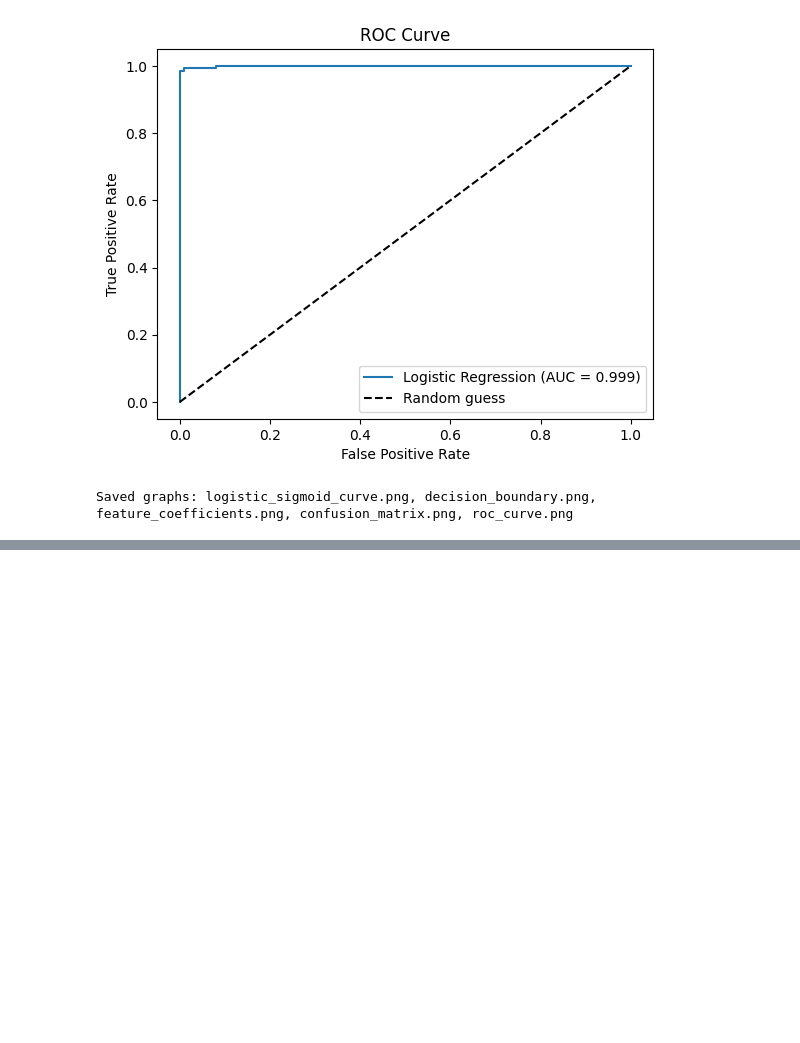
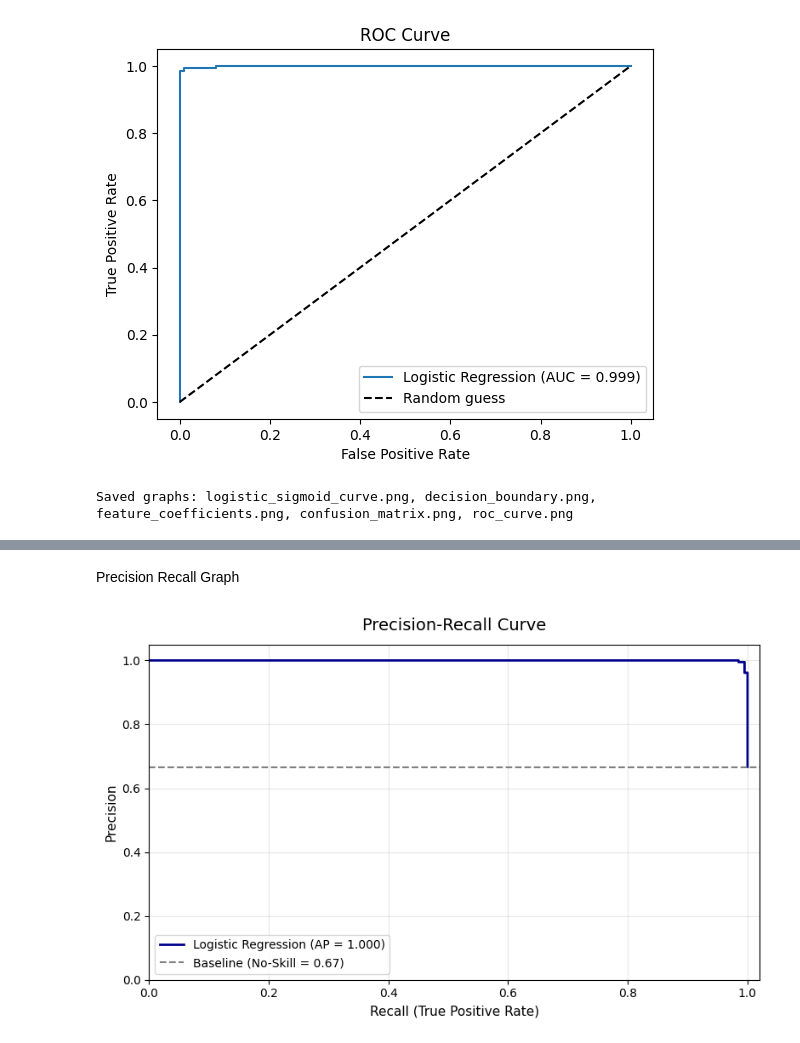
Before and after one commit to SanchitMalhotra11/AI-101-Project, a Jupyter notebook: Logistic regression.ipynb, the cells around one changed output, grey strips where cells are left out. Drawn from its saved outputs; the diff is of its cells as text; code cells hidden in the pictures; blank space fills up the shorter version.

```diff
--- a/Logistic regression.ipynb
+++ b/Logistic regression.ipynb
@@ -326,0 +368,31 @@ feature_coefficients.png, confusion_matrix.png, roc_curve.png
+# %% [markdown]
+Precision Recall Graph
+# %%
+
+import matplotlib.pyplot as plt
+from sklearn.metrics import precision_recall_curve, average_precision_score
+
+# 1. Compute precision, recall, and Average Precision (AP) score
+precision, recall, thresholds = precision_recall_curve(y_test, y_prob)
+ap_score = average_precision_score(y_test, y_prob)
+
+# 2. Calculate baseline (proportion of positive/genuine class in y_test)
+baseline = y_test.mean()
+
+# 3. Plot the Precision-Recall curve
+plt.figure(figsize=(8, 5))
+plt.plot(recall, precision, color="darkblue", linewidth=2, label=f"Logistic Regression (AP = {ap_score:.3f})")
+plt.axhline(y=baseline, color="gray", linestyle="--", label=f"Baseline (No-Skill = {baseline:.2f})")
+
+plt.xlabel("Recall (True Positive Rate)", fontsize=11)
+plt.ylabel("Precision", fontsize=11)
+plt.title("Precision-Recall Curve", fontsize=14, pad=12)
+plt.xlim([0.0, 1.02])
+plt.ylim([0.0, 1.05])
+plt.legend(loc="lower left")
+plt.grid(alpha=0.3)
+plt.tight_layout()
+plt.savefig("precision_recall_curve.png", dpi=300)
+plt.show()
+# %% [output]
+[figure, added]
```
Also changed, not shown: parts of 13 cells of this notebook, 3 other files.
